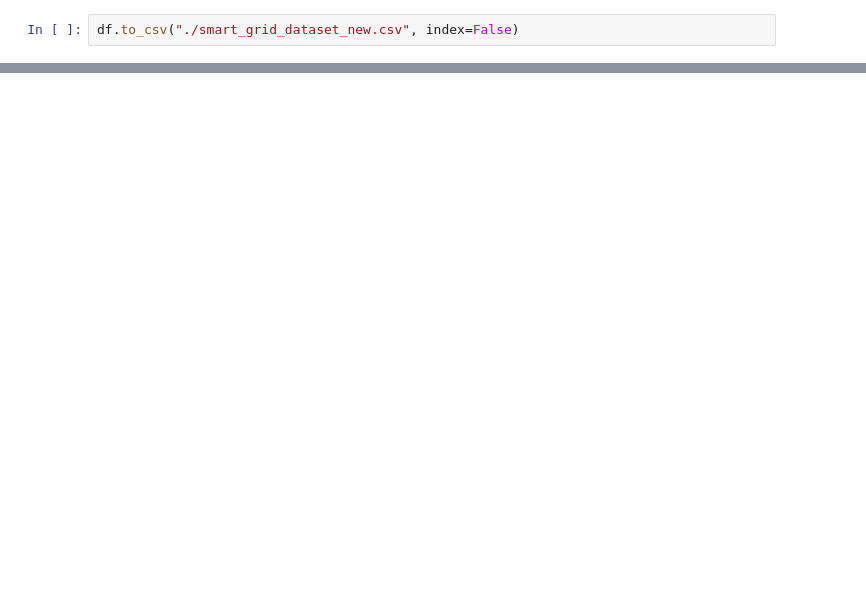
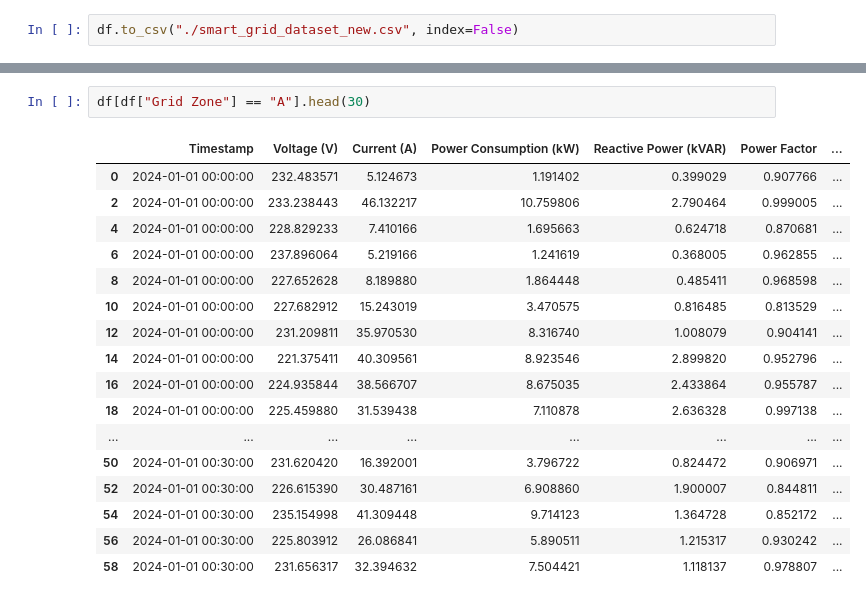
Before and after one commit to ckekula/smart-grid-monitoring, a Jupyter notebook: eda.ipynb, the cells around one changed output, grey strips where cells are left out. Cells and saved outputs as stored; diff of their text form; blank space fills up the shorter version.

```diff
--- a/eda.ipynb
+++ b/eda.ipynb
@@ -207,0 +210,20 @@ display(df)
+# %%
+df[df["Grid Zone"] == "A"].head(30)
+# %% [output]
+|  | Timestamp | Voltage (V) | Current (A) | Power Consumption (kW) | Reactive Power (kVAR) | Power Factor | ... |
+| 0 | 2024-01-01 00:00:00 | 232.483571 | 5.124673 | 1.191402 | 0.399029 | 0.907766 | ... |
+| 2 | 2024-01-01 00:00:00 | 233.238443 | 46.132217 | 10.759806 | 2.790464 | 0.999005 | ... |
+| 4 | 2024-01-01 00:00:00 | 228.829233 | 7.410166 | 1.695663 | 0.624718 | 0.870681 | ... |
+| 6 | 2024-01-01 00:00:00 | 237.896064 | 5.219166 | 1.241619 | 0.368005 | 0.962855 | ... |
+| 8 | 2024-01-01 00:00:00 | 227.652628 | 8.189880 | 1.864448 | 0.485411 | 0.968598 | ... |
+| 10 | 2024-01-01 00:00:00 | 227.682912 | 15.243019 | 3.470575 | 0.816485 | 0.813529 | ... |
+| 12 | 2024-01-01 00:00:00 | 231.209811 | 35.970530 | 8.316740 | 1.008079 | 0.904141 | ... |
+| 14 | 2024-01-01 00:00:00 | 221.375411 | 40.309561 | 8.923546 | 2.899820 | 0.952796 | ... |
+| 16 | 2024-01-01 00:00:00 | 224.935844 | 38.566707 | 8.675035 | 2.433864 | 0.955787 | ... |
+| 18 | 2024-01-01 00:00:00 | 225.459880 | 31.539438 | 7.110878 | 2.636328 | 0.997138 | ... |
+| ... | ... | ... | ... | ... | ... | ... | ... |
+| 50 | 2024-01-01 00:30:00 | 231.620420 | 16.392001 | 3.796722 | 0.824472 | 0.906971 | ... |
+| 52 | 2024-01-01 00:30:00 | 226.615390 | 30.487161 | 6.908860 | 1.900007 | 0.844811 | ... |
+| 54 | 2024-01-01 00:30:00 | 235.154998 | 41.309448 | 9.714123 | 1.364728 | 0.852172 | ... |
+| 56 | 2024-01-01 00:30:00 | 225.803912 | 26.086841 | 5.890511 | 1.215317 | 0.930242 | ... |
+| 58 | 2024-01-01 00:30:00 | 231.656317 | 32.394632 | 7.504421 | 1.118137 | 0.978807 | ... |
```
Also changed, not shown: parts of 3 cells of this notebook, 12 other files.
